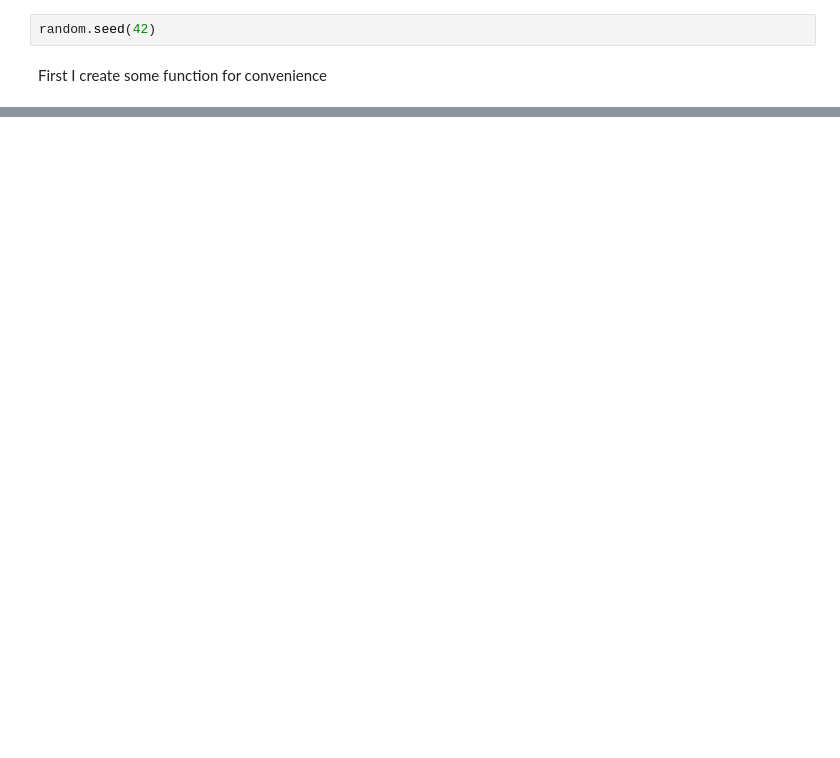
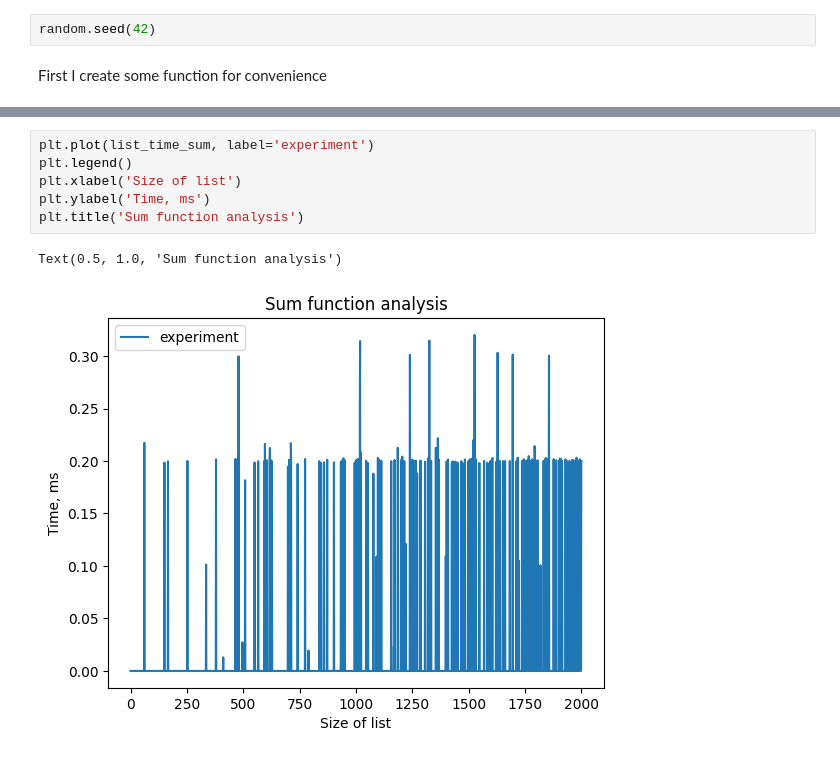
Before and after one commit to abrleva8/ITMO_algorithms, a Jupyter notebook: task_1.ipynb, the cells around one changed output, grey strips where cells are left out. Drawn from its saved outputs; the diff is of its cells as text; blank space fills up the shorter version.

```diff
--- a/task_1.ipynb
+++ b/task_1.ipynb
@@ -142,0 +273,9 @@ sum_of_list(v)
+# %%
+plt.plot(list_time_sum, label='experiment')
+plt.legend()
+plt.xlabel('Size of list')
+plt.ylabel('Time, ms')
+plt.title('Sum function analysis')
+# %% [output]
+Text(0.5, 1.0, 'Sum function analysis')
+[figure, added]
```
Also changed, not shown: parts of 18 cells of this notebook.
